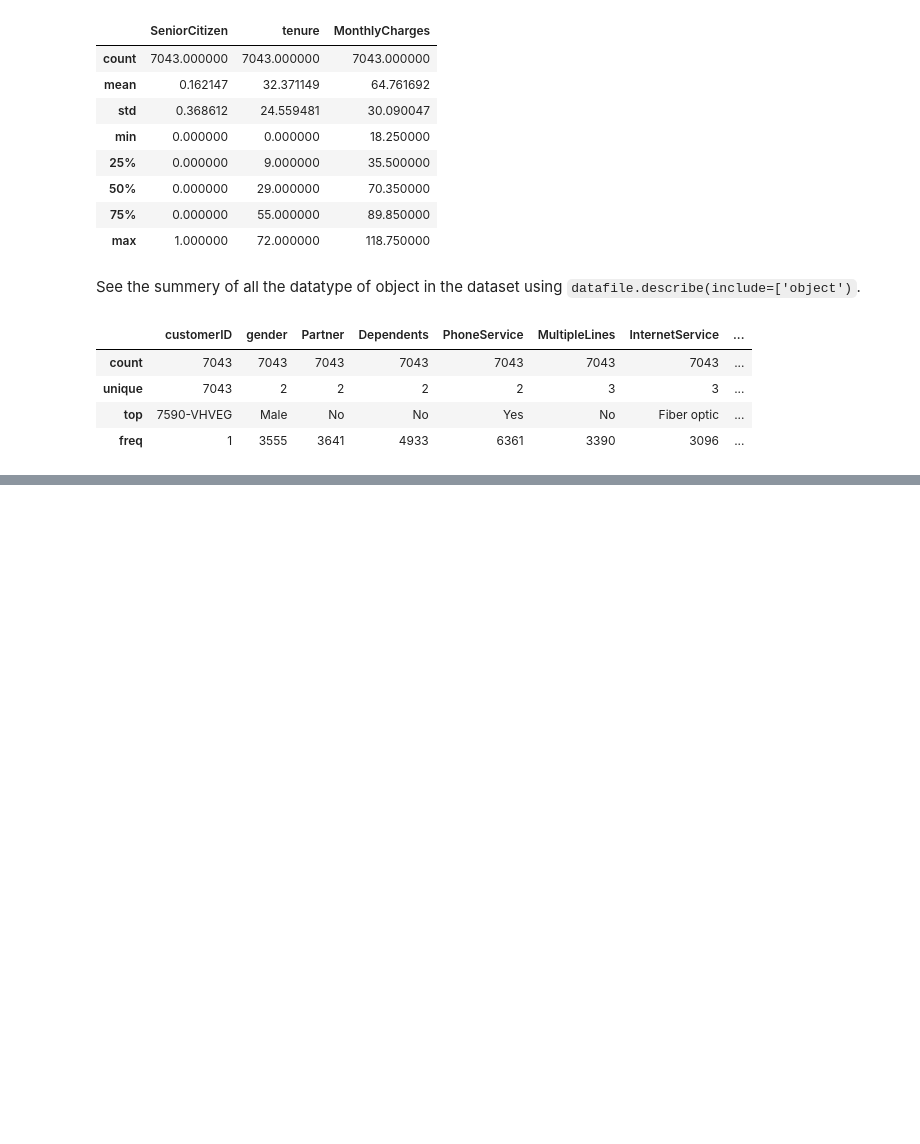
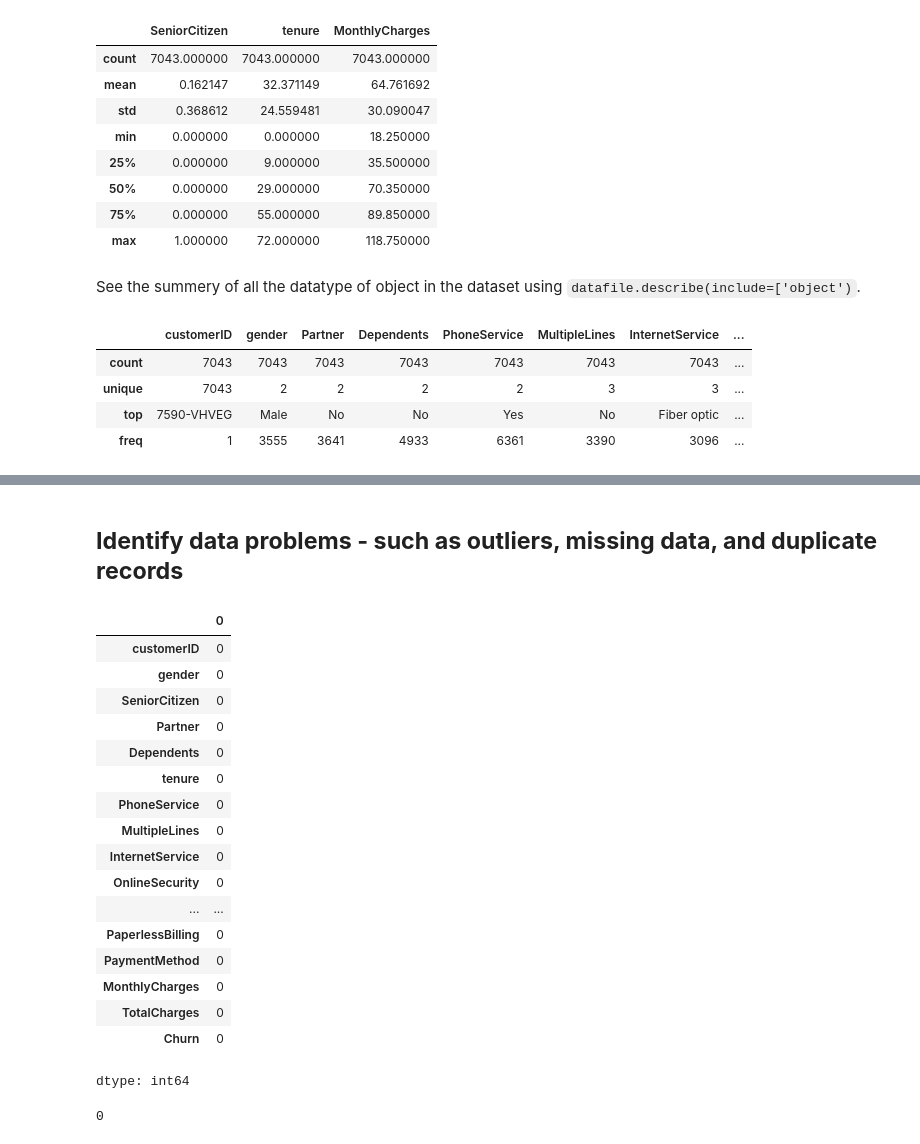
Before and after one commit to kishon45229/Customer-Churn-Prediction-in-Telecom-Industry, a Jupyter notebook: Understanding_of_Data.ipynb, the cells around one changed output, grey strips where cells are left out. Saved outputs shown, nothing was run; the diff lists cells and outputs as text; code cells hidden in the pictures; blank space fills up the shorter version.

```diff
--- a/Understanding_of_Data.ipynb
+++ b/Understanding_of_Data.ipynb
@@ -82,0 +115,29 @@ categorical_summary
+# %% [markdown]
+## **Identify data problems - such as outliers, missing data, and duplicate records**
+# %%
+missing_values = datafile.isnull().sum()
+missing_values
+# %% [output]
+|  | 0 |
+| customerID | 0 |
+| gender | 0 |
+| SeniorCitizen | 0 |
+| Partner | 0 |
+| Dependents | 0 |
+| tenure | 0 |
+| PhoneService | 0 |
+| MultipleLines | 0 |
+| InternetService | 0 |
+| OnlineSecurity | 0 |
+| ... | ... |
+| PaperlessBilling | 0 |
+| PaymentMethod | 0 |
+| MonthlyCharges | 0 |
+| TotalCharges | 0 |
+| Churn | 0 |
+dtype: int64
+# %%
+duplicate_records = datafile.duplicated().sum()
+duplicate_records
+# %% [output]
+0
```
Also changed, not shown: parts of 2 cells of this notebook.
